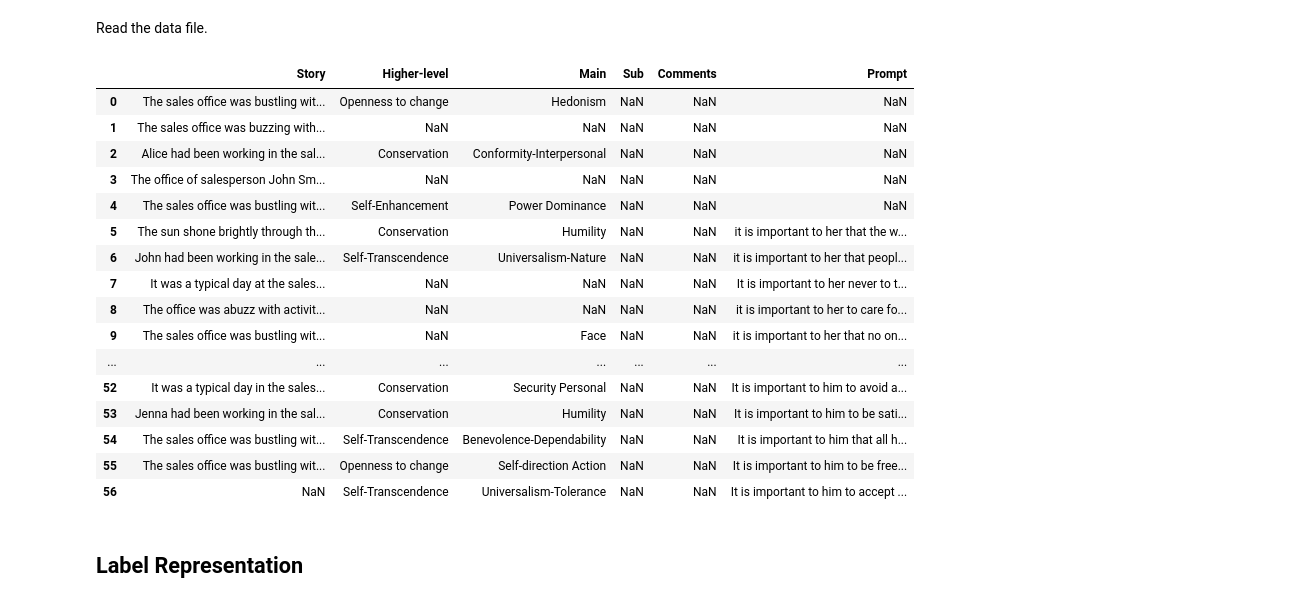
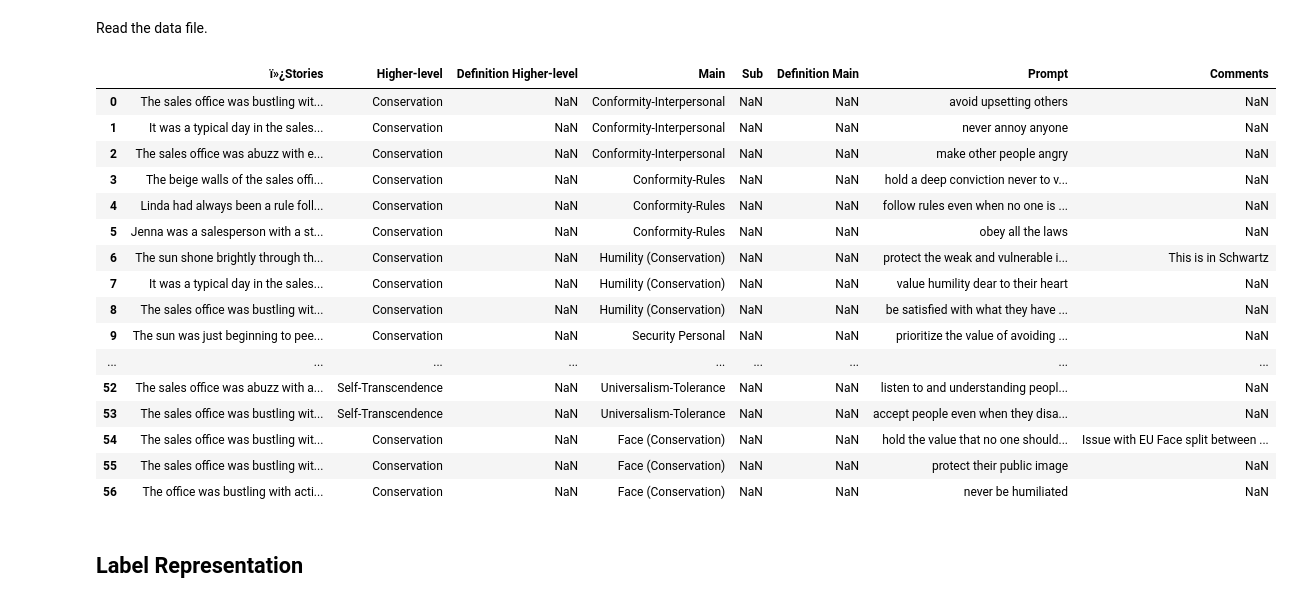
Before and after one commit to saulbeck13/values, a Jupyter notebook: Machine Learning/ml_bert.ipynb, the cells around one changed output. Drawn from its saved outputs; the diff is of its cells as text; code cells hidden in the pictures.

```diff
--- a/Machine Learning/ml_bert.ipynb
+++ b/Machine Learning/ml_bert.ipynb
@@ -17,28 +20,27 @@ encoder_model = hub.KerasLayer(encoder)
 # %% [markdown]
 Read the data file.
 # %%
-with open("frame_v3.csv", 'r') as input_file:
+with open("frame_v5.csv", 'r') as input_file:
     data = pd.read_csv(input_file)
+data
+# %% [output]
+|  | ï»¿Stories | Higher-level | Definition Higher-level | Main | Sub | Definition Main | Prompt | Comments |
+| 0 | The sales office was bustling wit... | Conservation | NaN | Conformity-Interpersonal | NaN | NaN | avoid upsetting others | NaN |
+| 1 | It was a typical day in the sales... | Conservation | NaN | Conformity-Interpersonal | NaN | NaN | never annoy anyone | NaN |
+| 2 | The sales office was abuzz with e... | Conservation | NaN | Conformity-Interpersonal | NaN | NaN | make other people angry | NaN |
+| 3 | The beige walls of the sales offi... | Conservation | NaN | Conformity-Rules | NaN | NaN | hold a deep conviction never to v... | NaN |
+| 4 | Linda had always been a rule foll... | Conservation | NaN | Conformity-Rules | NaN | NaN | follow rules even when no one is ... | NaN |
+| 5 | Jenna was a salesperson with a st... | Conservation | NaN | Conformity-Rules | NaN | NaN | obey all the laws | NaN |
+| 6 | The sun shone brightly through th... | Conservation | NaN | Humility (Conservation) | NaN | NaN | protect the weak and vulnerable i... | This is in Schwartz |
+| 7 | It was a typical day in the sales... | Conservation | NaN | Humility (Conservation) | NaN | NaN | value humility dear to their heart | NaN |
+| 8 | The sales office was bustling wit... | Conservation | NaN | Humility (Conservation) | NaN | NaN | be satisfied with what they have ... | NaN |
+| 9 | The sun was just beginning to pee... | Conservation | NaN | Security Personal | NaN | NaN | prioritize the value of avoiding ... | NaN |
+| ... | ... | ... | ... | ... | ... | ... | ... | ... |
+| 52 | The sales office was abuzz with a... | Self-Transcendence | NaN | Universalism-Tolerance | NaN | NaN | listen to and understanding peopl... | NaN |
+| 53 | The sales office was bustling wit... | Self-Transcendence | NaN | Universalism-Tolerance | NaN | NaN | accept people even when they disa... | NaN |
+| 54 | The sales office was bustling wit... | Conservation | NaN | Face (Conservation) | NaN | NaN | hold the value that no one should... | Issue with EU Face split between ... |
+| 55 | The sales office was bustling wit... | Conservation | NaN | Face (Conservation) | NaN | NaN | protect their public image | NaN |
+| 56 | The office was bustling with acti... | Conservation | NaN | Face (Conservation) | NaN | NaN | never be humiliated | NaN |
-# %%
-data
-# %% [output]
-|  | Story | Higher-level | Main | Sub | Comments | Prompt |
-| 0 | The sales office was bustling wit... | Openness to change | Hedonism | NaN | NaN | NaN |
-| 1 | The sales office was buzzing with... | NaN | NaN | NaN | NaN | NaN |
-| 2 | Alice had been working in the sal... | Conservation | Conformity-Interpersonal | NaN | NaN | NaN |
-| 3 | The office of salesperson John Sm... | NaN | NaN | NaN | NaN | NaN |
-| 4 | The sales office was bustling wit... | Self-Enhancement | Power Dominance | NaN | NaN | NaN |
-| 5 | The sun shone brightly through th... | Conservation | Humility | NaN | NaN | it is important to her that the w... |
-| 6 | John had been working in the sale... | Self-Transcendence | Universalism-Nature | NaN | NaN | it is important to her that peopl... |
-| 7 | It was a typical day at the sales... | NaN | NaN | NaN | NaN | It is important to her never to t... |
-| 8 | The office was abuzz with activit... | NaN | NaN | NaN | NaN | it is important to her to care fo... |
-| 9 | The sales office was bustling wit... | NaN | Face | NaN | NaN | it is important to her that no on... |
-| ... | ... | ... | ... | ... | ... | ... |
-| 52 | It was a typical day in the sales... | Conservation | Security Personal | NaN | NaN | It is important to him to avoid a... |
-| 53 | Jenna had been working in the sal... | Conservation | Humility | NaN | NaN | It is important to him to be sati... |
-| 54 | The sales office was bustling wit... | Self-Transcendence | Benevolence-Dependability | NaN | NaN | It is important to him that all h... |
-| 55 | The sales office was bustling wit... | Openness to change | Self-direction Action | NaN | NaN | It is important to him to be free... |
-| 56 | NaN | Self-Transcendence | Universalism-Tolerance | NaN | NaN | It is important to him to accept ... |
 # %% [markdown]
 ## Label Representation
 # %% [markdown]
```
Also changed, not shown: parts of 19 cells of this notebook.
